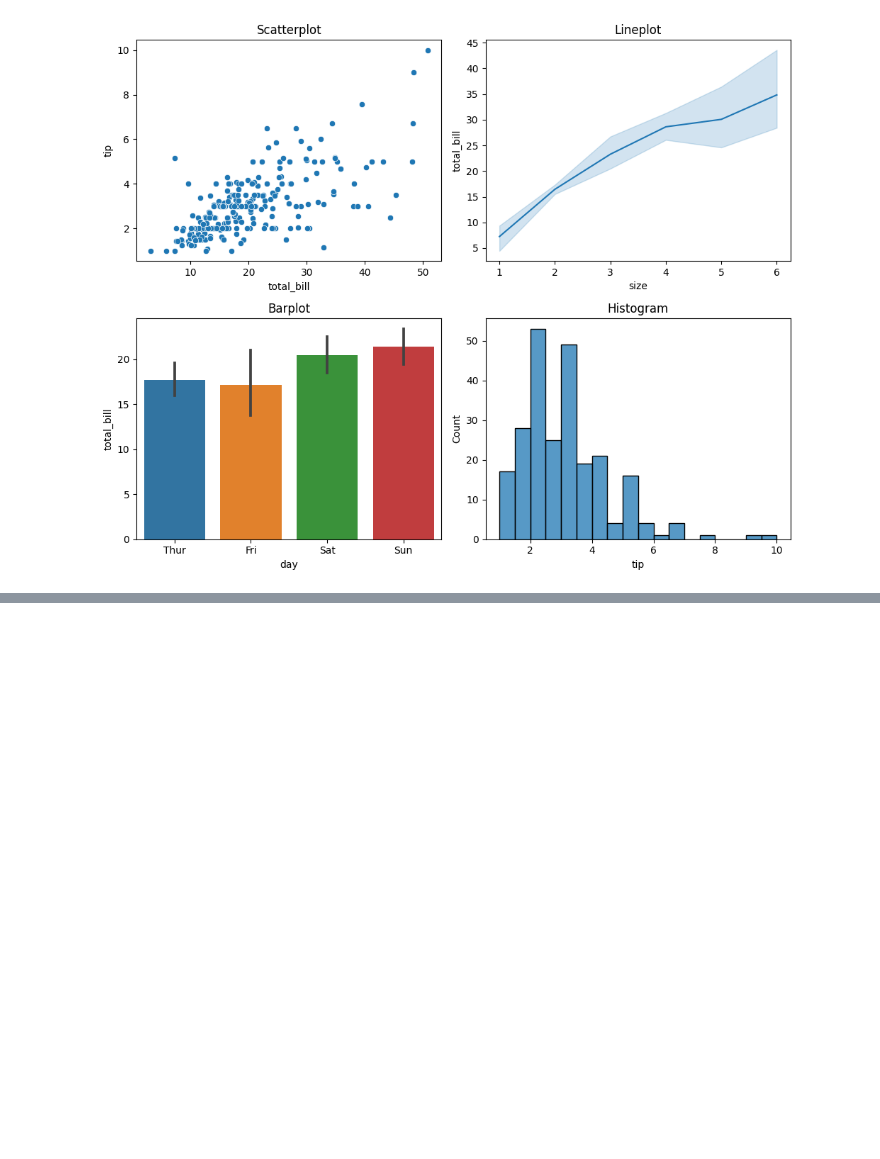
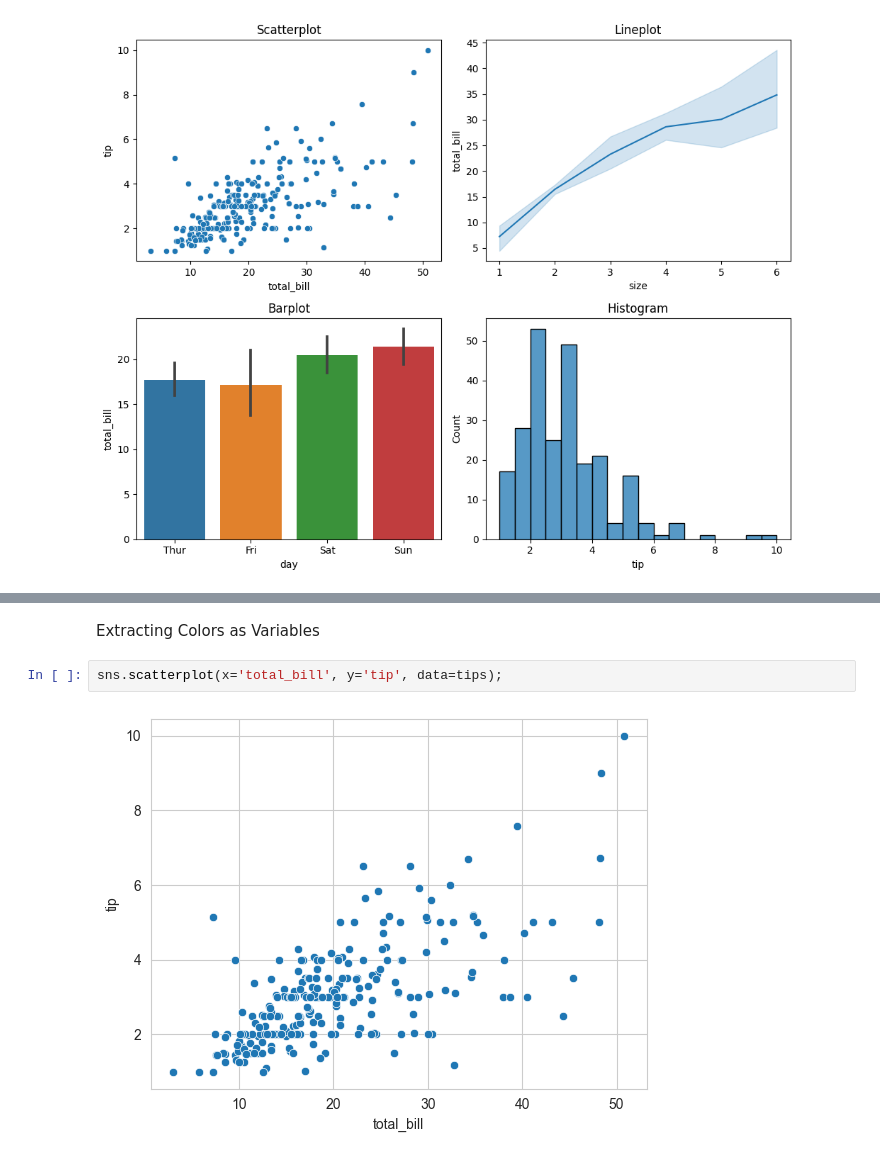
Before and after one commit to LangatMark/DataScience, a Jupyter notebook: trial/data visualization with Matplotlib, seaborn.ipynb, the cells around one changed output, grey strips where cells are left out. Cells and saved outputs as stored; diff of their text form; blank space fills up the shorter version.

```diff
--- a/trial/data visualization with Matplotlib, seaborn.ipynb
+++ b/trial/data visualization with Matplotlib, seaborn.ipynb
@@ -1600,0 +1629,6 @@ plt.show()
+# %% [markdown]
+Extracting Colors as Variables
+# %%
+sns.scatterplot(x='total_bill', y='tip', data=tips);
+# %% [output]
+[figure, added]
```
Also changed, not shown: parts of 23 cells of this notebook.
